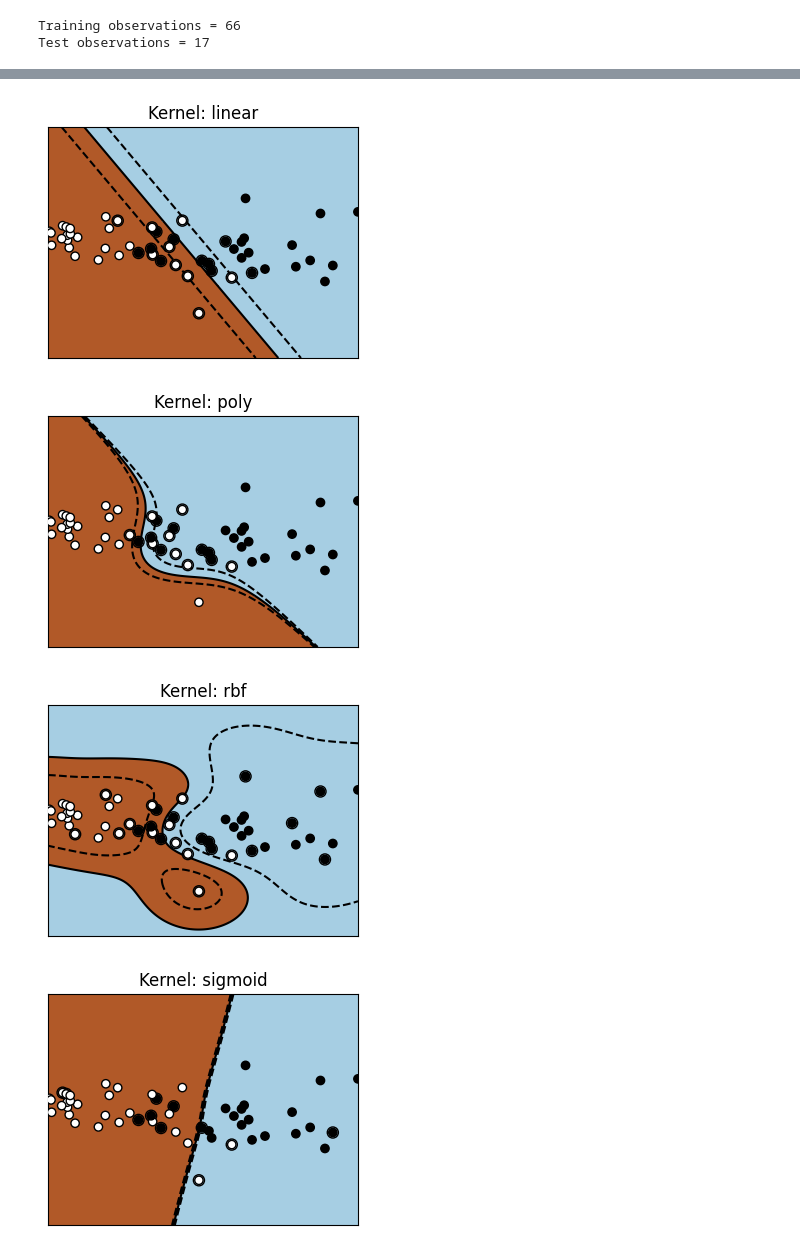
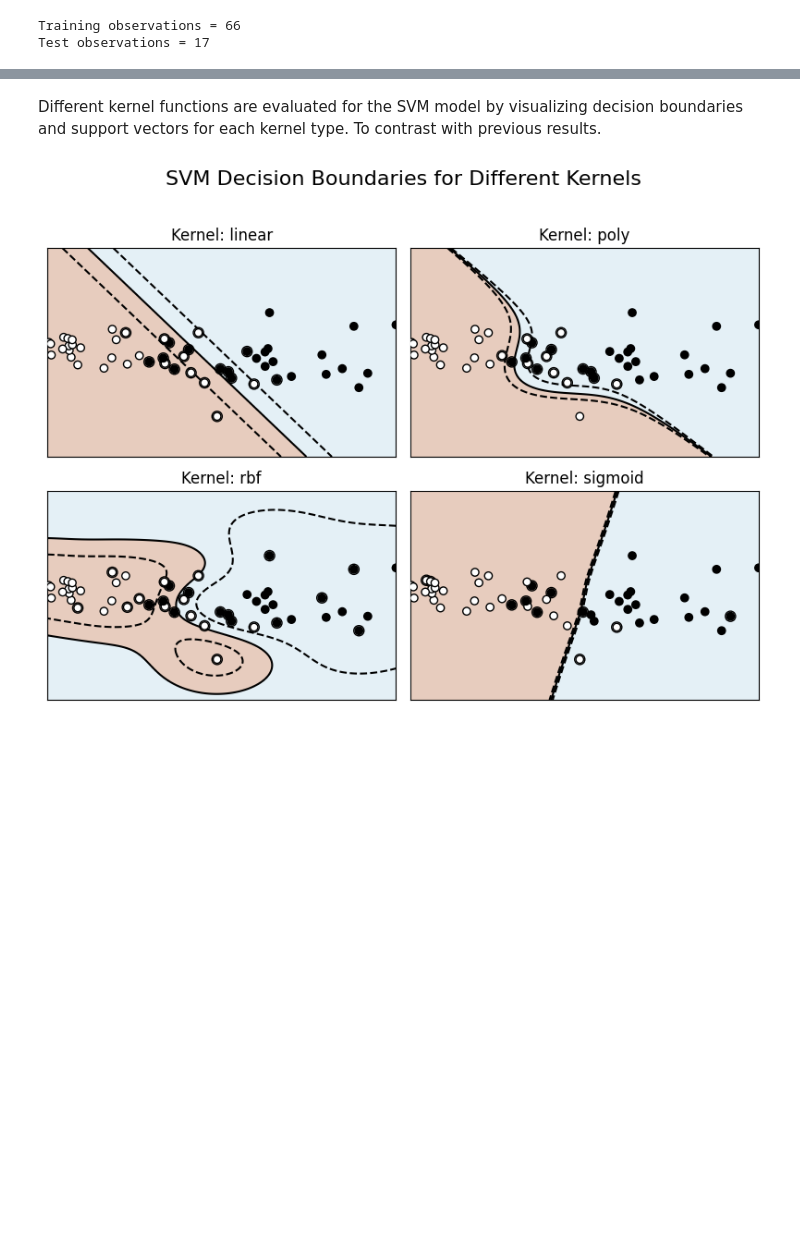
Before and after one commit to luisgrana2/paddletenisAI, a Jupyter notebook: source.ipynb, the cells around one changed output, grey strips where cells are left out. Saved outputs shown, nothing was run; the diff lists cells and outputs as text; code cells hidden in the pictures; blank space fills up the shorter version.

```diff
--- a/source.ipynb
+++ b/source.ipynb
@@ -28,12 +29,12 @@ from sklearn.model_selection import train_test_split, cross_val_score
 
 In this section, we load the data for tennis and padel games and apply Fast Fourier Transform (FFT) to the acceleration data. This helps us to analyze the frequency components of the acceleration signals, which can be useful features for classification.
 # %%
-df_t = pd.read_csv("C:\\Users\\luisg\\OneDrive\\Escritorio\\Useful Code\\PaddleTennisAI\\tl\\tl0.csv")
+df_t = pd.read_csv("path\\to\\csv")
 X_tenis = fft(df_t['X'])
 Y_tenis = fft(df_t['Y'])
 Z_tenis = fft(df_t['Z'])
 
-df_p = pd.read_csv("C:\\Users\\luisg\\OneDrive\\Escritorio\\Useful Code\\PaddleTennisAI\\pl\\p0.csv")
+df_p = pd.read_csv("path\\to\\csv")
 X_padel = fft(df_p['X'])
 Y_padel = fft(df_p['Y'])
 Z_padel = fft(df_p['Z'])
@@ -148,7 +149,7 @@ def count_csv_files(folder_path):
 In this section, we convert raw acceleration data samples for tennis and padel into a structured dataset with relevant features. This dataset will be used for classification tasks to distinguish between tennis and padel players.
 # %%
 #Convert samples to data set, with appropiate features
-folder_path = "C:\\Users\\luisg\\OneDrive\\Escritorio\\Useful Code\\PaddleTennisAI"
+folder_path = "path\\to\\folder"
 
 tl_count = count_csv_files(folder_path + "\\tl")
 tenis_samples = range(0, tl_count)
@@ -181,7 +182,7 @@ for i in tenis_samples:
   results[i,0] = "Tenis"
 
 for i in padel_samples:
-  df_p = pd.read_csv('C:\\Users\\luisg\\OneDrive\\Escritorio\\Useful Code\\PaddleTennisAI\\pl\\p'+str(i-tl_count)+'.csv')
+  df_p = pd.read_csv(f'{folder_path}\\pl\\p'+str(i-tl_count)+'.csv')
   df_p = df_p.drop('Timestamp', axis=1)
   Acc = df_p.to_numpy()
   Acc2 = np.linalg.norm(Acc,axis=1)
@@ -272,6 +333,5 @@ Test observations = 17
 # %%
-#clf = svm.SVC(kernel = 'sigmoid')
-clf = svm.SVC(gamma=1,C=1,kernel='rbf')
+clf = svm.SVC(gamma = grid.best_estimator_.gamma, C = grid.best_estimator_.C, kernel = grid.best_estimator_.kernel)
 clf.fit(Xtrain,ytrain)
 
 yfit = clf.predict(Xtest)
@@ -308,63 +372,73 @@ plt.ylabel('predicted label');
+# %% [markdown]
+Different kernel functions are evaluated for the SVM model by visualizing decision boundaries and support vectors for each kernel type. To contrast with previous results.
 # %%
-#Choose better kernel graphically
-# figure number
+# Define the figure number and create a grid layout
 fignum = 1
 
-w = ytrain
-w[w=='T'] = 'k'
-w[w=='P'] = 'w'
+# Convert labels to colors for plotting
+ycolors = ytrain
+ycolors[ycolors == 'T'] = 'k'  # black
+ycolors[ycolors == 'P'] = 'w'  # white
 
-# fit the model
-for kernel in ("linear", "poly", "rbf","sigmoid"):
+# Define kernel types
+kernels = ["linear", "poly", "rbf", "sigmoid"]
+
+# Create a plot for each kernel
+plt.figure(figsize=(8, 6))
+
+for kernel in kernels:
     clf = svm.SVC(kernel=kernel, gamma=1, C=1)
     clf.fit(Xtrain, ytrain)
 
-    # plot the line, the points, and the nearest vectors to the plane
-    plt.figure(fignum, figsize=(4, 3))
-    plt.clf()
+    # Create subplot for each kernel
+    plt.subplot(2, 2, fignum)
 
+    # Plot support vectors
     plt.scatter(
         clf.support_vectors_[:, 0],
         clf.support_vectors_[:, 1],
         s=64,
         facecolors="none",
         zorder=10,
         edgecolors="k",
     )
-    plt.scatter(Xtrain[:, 0], Xtrain[:, 1], c=w, zorder=10, cmap=plt.cm.Paired, edgecolors="k")
 
+    # Plot training data
+    plt.scatter(Xtrain[:, 0], Xtrain[:, 1], c=ycolors, zorder=10, cmap=plt.cm.Paired, edgecolors="k")
+
+    # Set axis limits and labels
     plt.axis("tight")
-    x_min = -3
-    x_max = 3
-    y_min = -3
-    y_max = 3
-
+    x_min, x_max = -3, 3
+    y_min, y_max = -3, 3
     XX, YY = np.mgrid[x_min:x_max:200j, y_min:y_max:200j]
     Z = clf.decision_function(np.c_[XX.ravel(), YY.ravel()])
+    Z = Z.reshape(XX.shape)
 
-    # Put the result into a color plot
-    Z = Z.reshape(XX.shape)
-    plt.figure(fignum, figsize=(4, 3))
-    plt.pcolormesh(XX, YY, Z > 0, cmap=plt.cm.Paired)
+    # Plot decision boundaries
+    plt.pcolormesh(XX, YY, Z > 0, cmap=plt.cm.Paired, alpha=0.3)
     plt.contour(
         XX,
         YY,
         Z,
         colors=["k", "k", "k"],
         linestyles=["--", "-", "--"],
         levels=[-0.5, 0, 0.5],
     )
 
     plt.xlim(x_min, x_max)
     plt.ylim(y_min, y_max)
-
     plt.xticks(())
     plt.yticks(())
-    plt.title('Kernel: '+str(kernel))
-    fignum = fignum + 1
+    plt.title('Kernel: ' + kernel)
+
+    # Increment figure number
+    fignum += 1
+
+# Add a general title for the entire figure
+plt.suptitle('SVM Decision Boundaries for Different Kernels', fontsize=16)
+
+# Adjust layout and show plot
+plt.tight_layout(rect=[0, 0, 1, 0.96])  # Adjust the bottom to fit the suptitle
 plt.show()
 # %% [output]
-[figure, old version]
+[figure, new version]
-[figure, removed]
-[figure, removed]
-[figure, removed]
```
Also changed, not shown: parts of 24 cells of this notebook.
